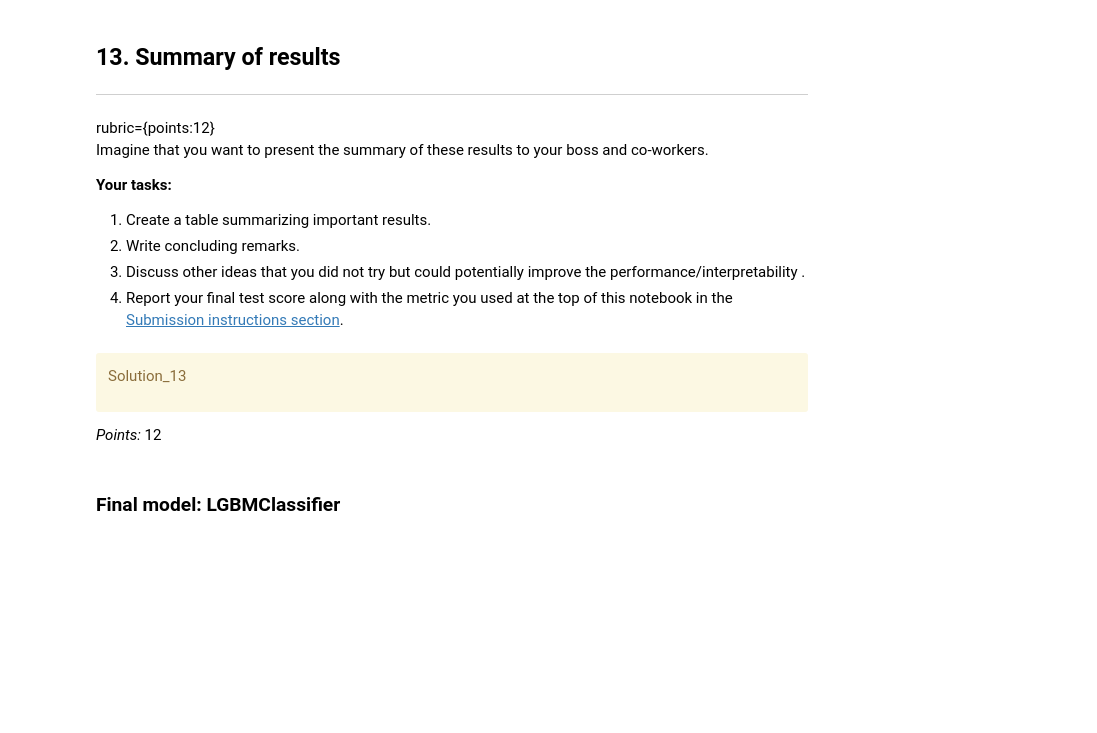
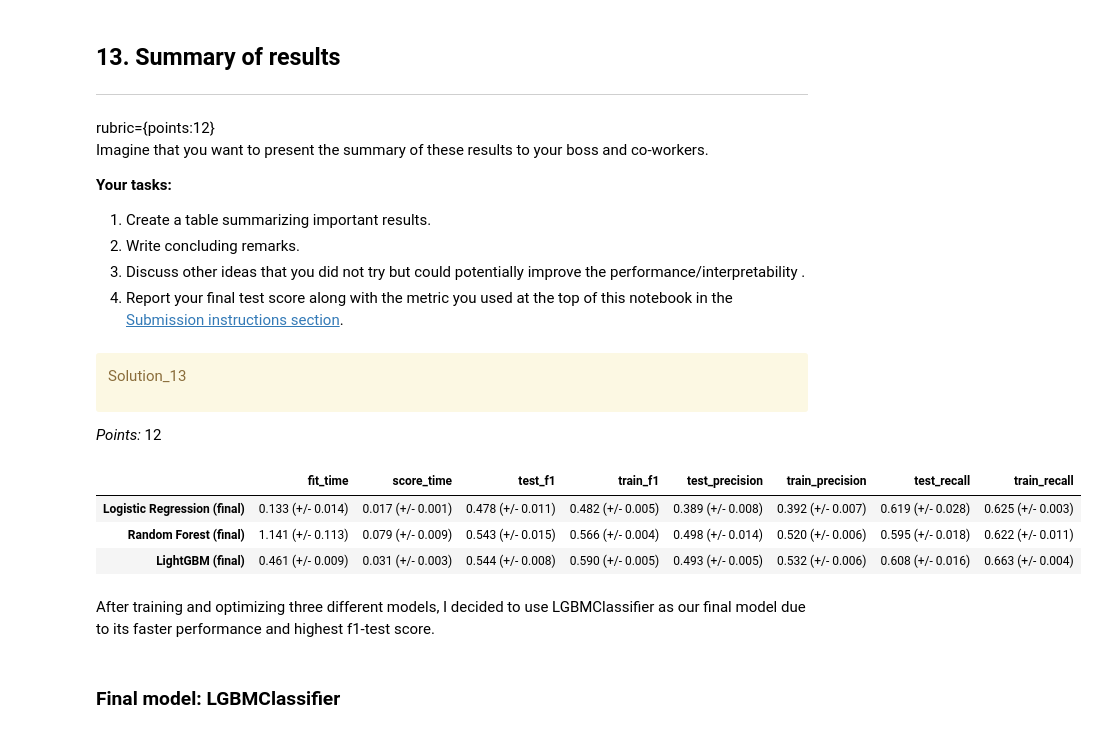
Before and after one commit to jessicapatricia012/CPSC-330-HW5, a Jupyter notebook: hw5.ipynb, the cells around one changed output. Cells and saved outputs as stored; diff of their text form; code cells hidden in the pictures; blank space fills up the shorter version.

```diff
--- a/hw5.ipynb
+++ b/hw5.ipynb
@@ -1376,6 +1376,15 @@ Solution_13
 </div>
 
 _Points:_ 12
+# %%
+final_models
+# %% [output]
+|  | fit_time | score_time | test_f1 | train_f1 | test_precision | train_precision | test_recall | train_recall |
+| Logistic Regression (final) | 0.133 (+/- 0.014) | 0.017 (+/- 0.001) | 0.478 (+/- 0.011) | 0.482 (+/- 0.005) | 0.389 (+/- 0.008) | 0.392 (+/- 0.007) | 0.619 (+/- 0.028) | 0.625 (+/- 0.003) |
+| Random Forest (final) | 1.141 (+/- 0.113) | 0.079 (+/- 0.009) | 0.543 (+/- 0.015) | 0.566 (+/- 0.004) | 0.498 (+/- 0.014) | 0.520 (+/- 0.006) | 0.595 (+/- 0.018) | 0.622 (+/- 0.011) |
+| LightGBM (final) | 0.461 (+/- 0.009) | 0.031 (+/- 0.003) | 0.544 (+/- 0.008) | 0.590 (+/- 0.005) | 0.493 (+/- 0.005) | 0.532 (+/- 0.006) | 0.608 (+/- 0.016) | 0.663 (+/- 0.004) |
+# %% [markdown]
+After training and optimizing three different models, I decided to use LGBMClassifier as our final model due to its faster performance and highest f1-test score.
 # %% [markdown]
 ### Final model: LGBMClassifier
 # %% [markdown]
```
Also changed, not shown: parts of 12 cells of this notebook, 1 other file.
